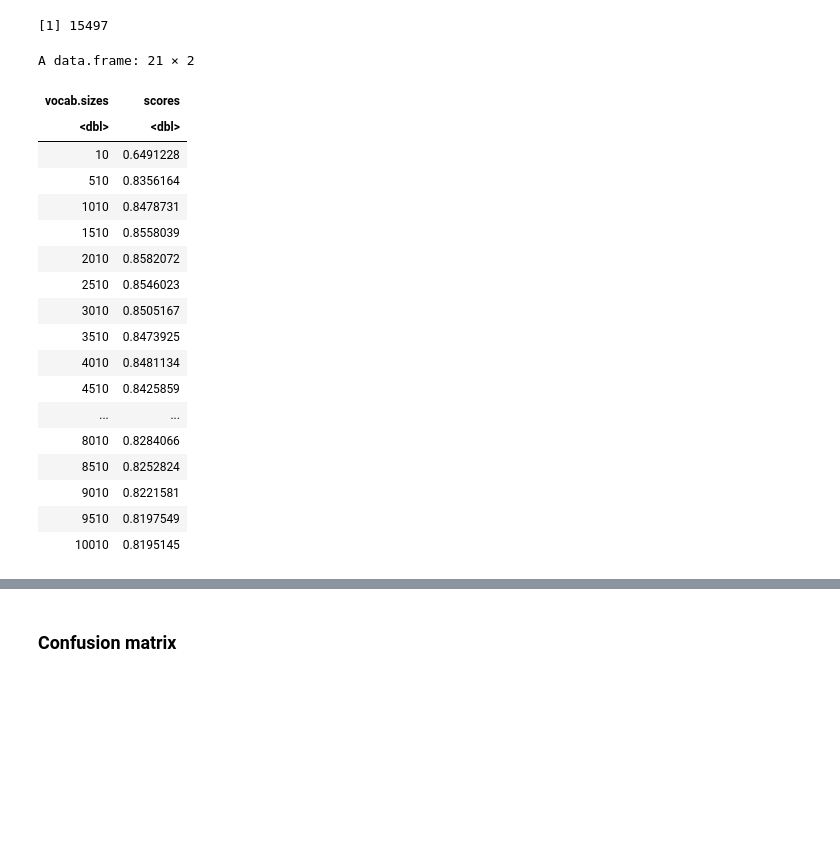
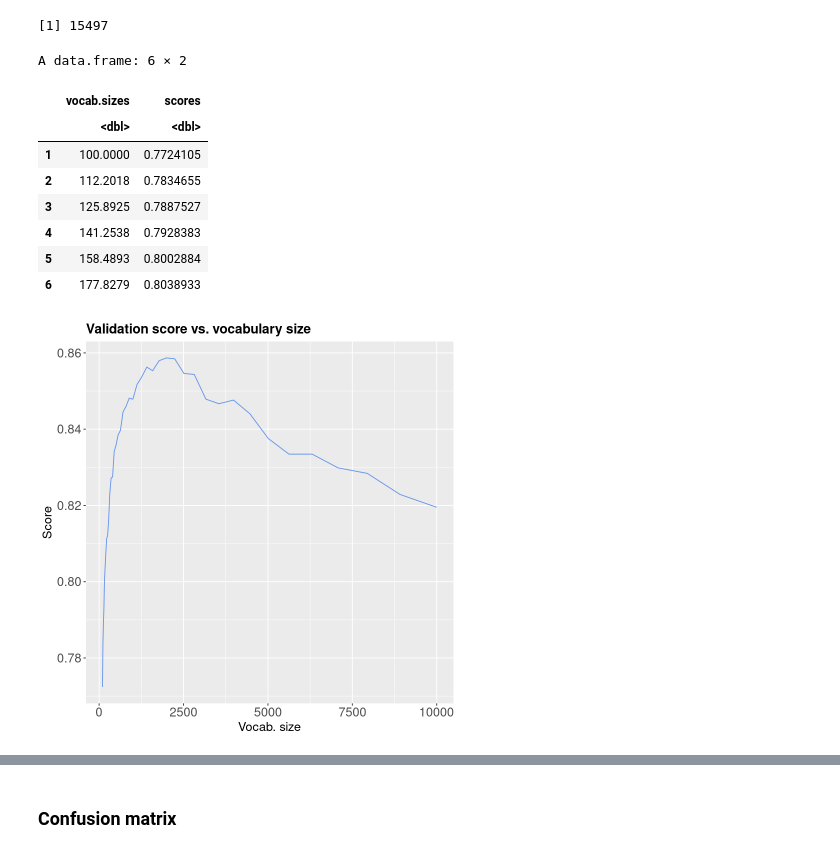
Before and after one commit to s1m0n32001/BayesianFakeNewsRecognition, a Jupyter notebook: Trump.ipynb, the cells around one changed output, grey strips where cells are left out. Cells and saved outputs as stored; diff of their text form; code cells hidden in the pictures; blank space fills up the shorter version.

```diff
--- a/Trump.ipynb
+++ b/Trump.ipynb
@@ -247,7 +252,7 @@ vocab.df.order.MI <- vocab.df.order.MI[-which(vocab.df.order.MI$Token == ""), ]
 # %% [markdown]
 ### Training
 # %%
-vocab.sizes <- seq(from = 10, to = 10010, by = 500)
+vocab.sizes <- 10^seq(from = 2, to = 4, by = 0.05)
 # %%
 length(vocab.df.order.MI$Token)
 # %% [output]
@@ -296,24 +301,23 @@ for(i in 1:length(vocab.sizes)){
 }
 scores.results <- data.frame(vocab.sizes, scores)
 # %%
-scores.results
+head(scores.results)
 # %% [output]
-A data.frame: 21 × 2
+A data.frame: 6 × 2
-| vocab.sizes | scores |
-| <dbl> | <dbl> |
-| 10 | 0.6491228 |
-| 510 | 0.8356164 |
-| 1010 | 0.8478731 |
-| 1510 | 0.8558039 |
-| 2010 | 0.8582072 |
-| 2510 | 0.8546023 |
-| 3010 | 0.8505167 |
-| 3510 | 0.8473925 |
-| 4010 | 0.8481134 |
-| 4510 | 0.8425859 |
-| ... | ... |
-| 8010 | 0.8284066 |
-| 8510 | 0.8252824 |
-| 9010 | 0.8221581 |
-| 9510 | 0.8197549 |
-| 10010 | 0.8195145 |
+|  | vocab.sizes | scores |
+|  | <dbl> | <dbl> |
+| 1 | 100.0000 | 0.7724105 |
+| 2 | 112.2018 | 0.7834655 |
+| 3 | 125.8925 | 0.7887527 |
+| 4 | 141.2538 | 0.7928383 |
+| 5 | 158.4893 | 0.8002884 |
+| 6 | 177.8279 | 0.8038933 |
+# %%
+#Plot
+theme <- theme(legend.text = element_text(size = 12), axis.title = element_text(size = 15), axis.text = element_text(size = 15), plot.title = element_text(face = "bold", size = 16))
+p <- ggplot(scores.results) + geom_line(aes(x = vocab.sizes, y = scores), col = "cornflowerblue")
+labels <- labs(x = "Vocab. size", y = "Score")
+title <- ggtitle("Validation score vs. vocabulary size")
+p + labels + title + theme
+# %% [output]
+[figure, added]
```
Also changed, not shown: parts of 16 cells of this notebook, 1 other file.
